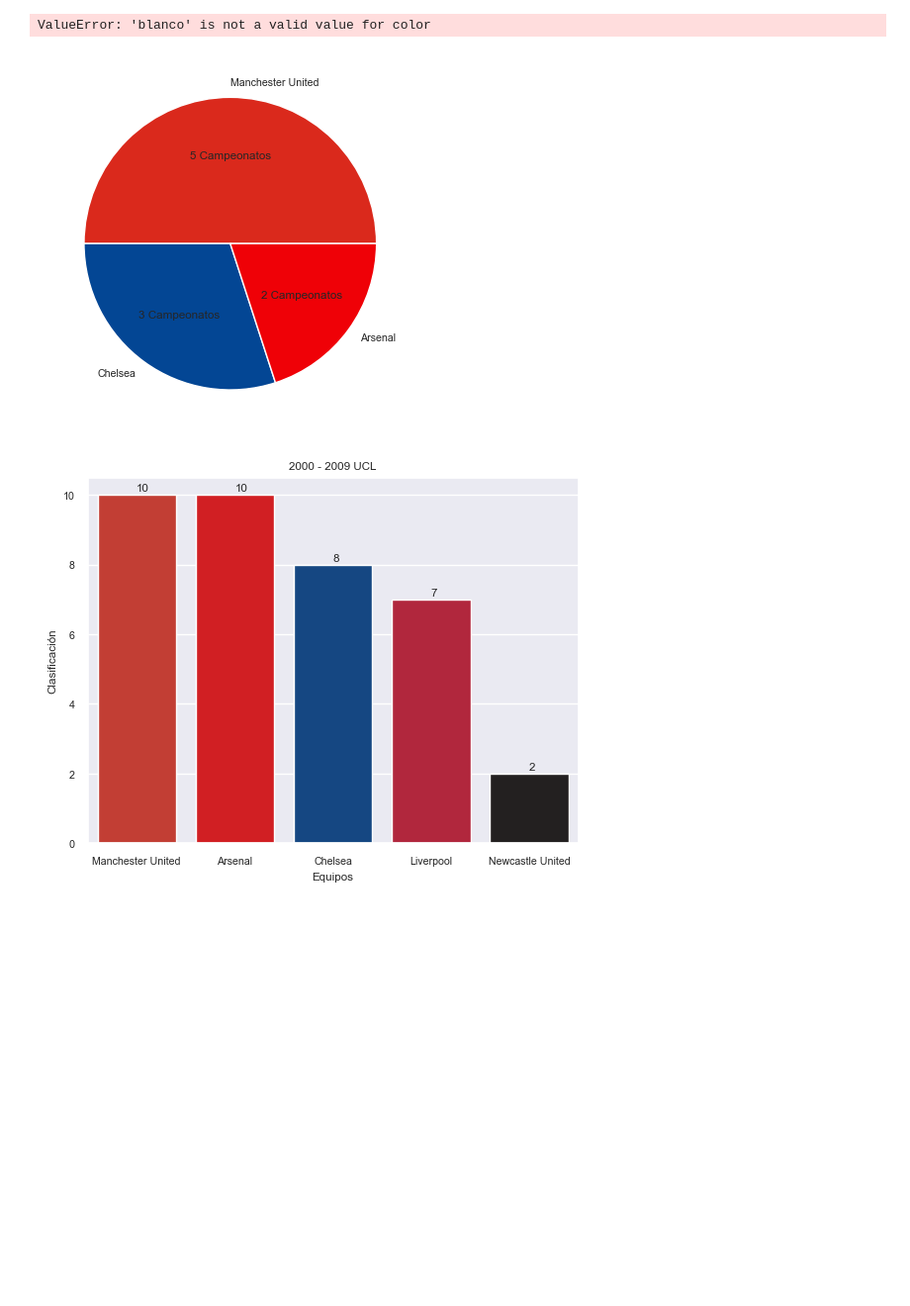
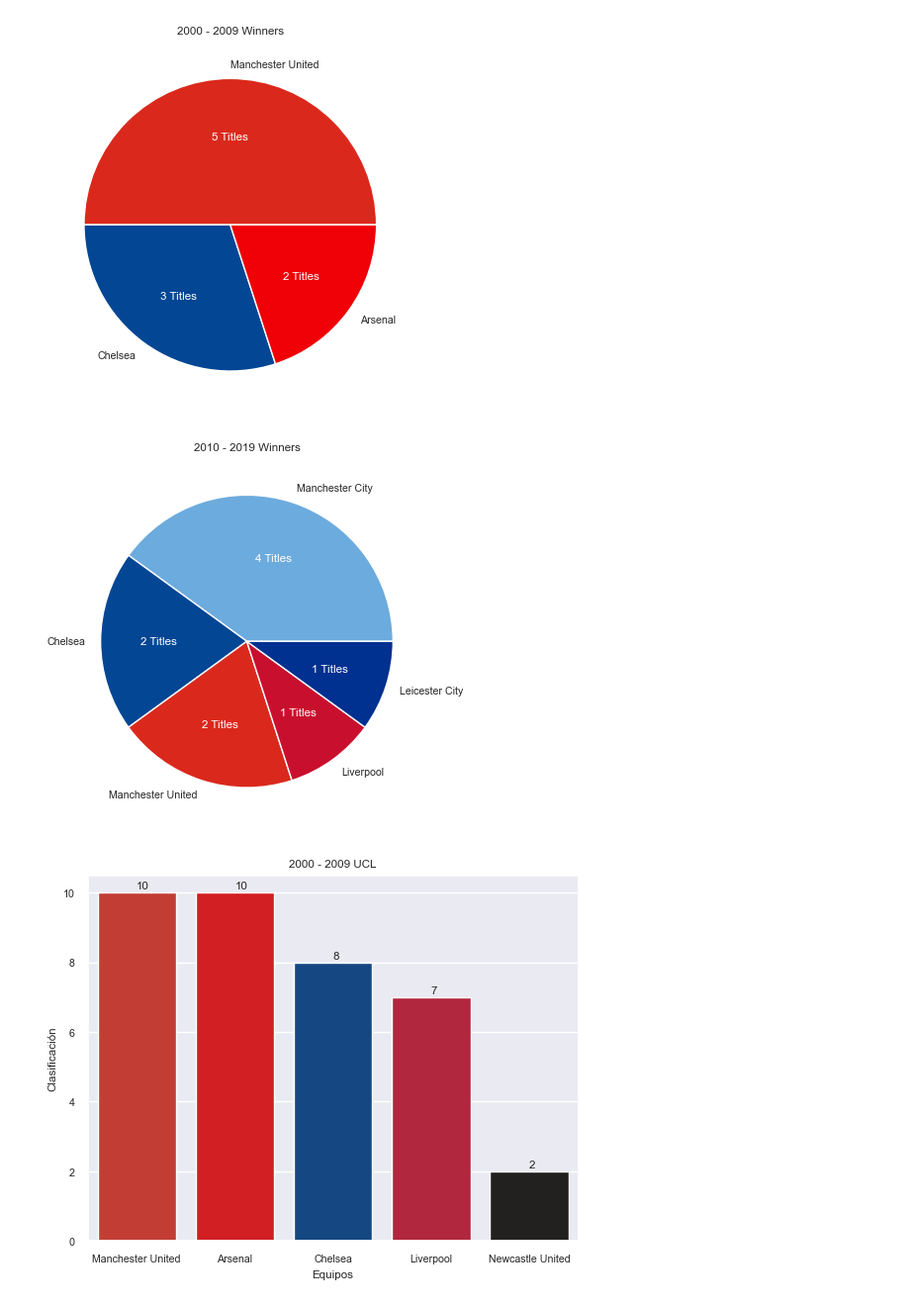
Before and after one commit to agusvaldes/Premier-2009-vs-2019, a Jupyter notebook: main.ipynb, the cells around one changed output. Shown at 99% size. Cells and saved outputs as stored; diff of their text form; code cells hidden in the pictures; blank space fills up the shorter version.

```diff
--- a/main.ipynb
+++ b/main.ipynb
@@ -2,13 +2,13 @@
 import pandas
 import Functions
 # %%
-premier2009 = pandas.read_csv('2000-2009.csv')
-premier2019 = pandas.read_csv('2010-2019.csv')
+first_decade = pandas.read_csv('2000-2009.csv')
+second_decade = pandas.read_csv('2010-2019.csv')
 # %%
-# Ganadores de la premier league (Gráfico circular)
-Functions.winning_clubs(data=premier2009, title='2000 - 2009 Ganadores')
-Functions.winning_clubs(data=premier2019, title='2010 - 2019 Ganadores')
+# Title Winners (pie chart)
+Functions.winning_clubs(data=first_decade, title='2000 - 2009 Winners')
+Functions.winning_clubs(data=second_decade, title='2010 - 2019 Winners')
 # %% [output]
-ValueError: 'blanco' is not a valid value for color
-[figure, old version]
+[figure, new version]
+[figure, added]
 # %%
```
Also changed, not shown: parts of 9 cells of this notebook.
